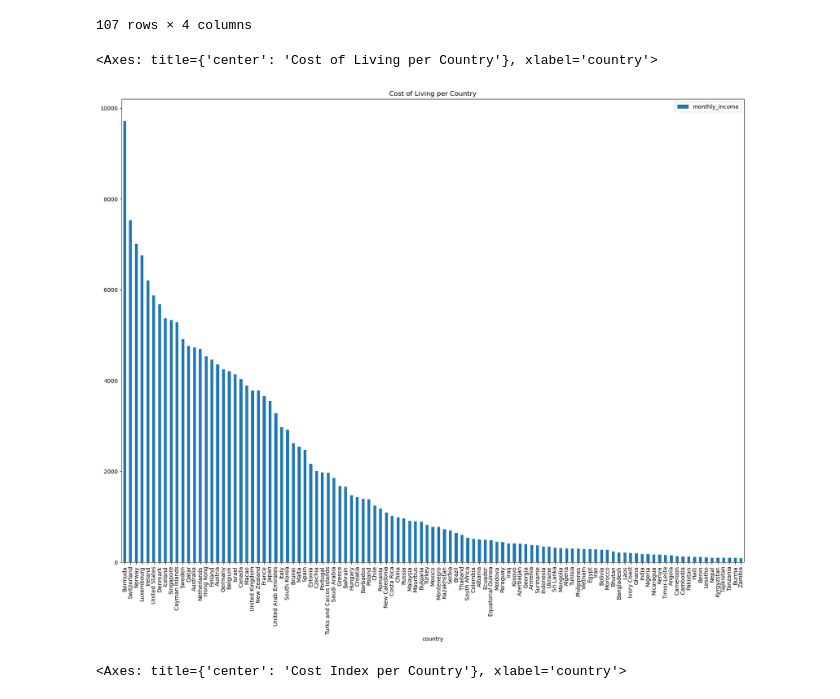
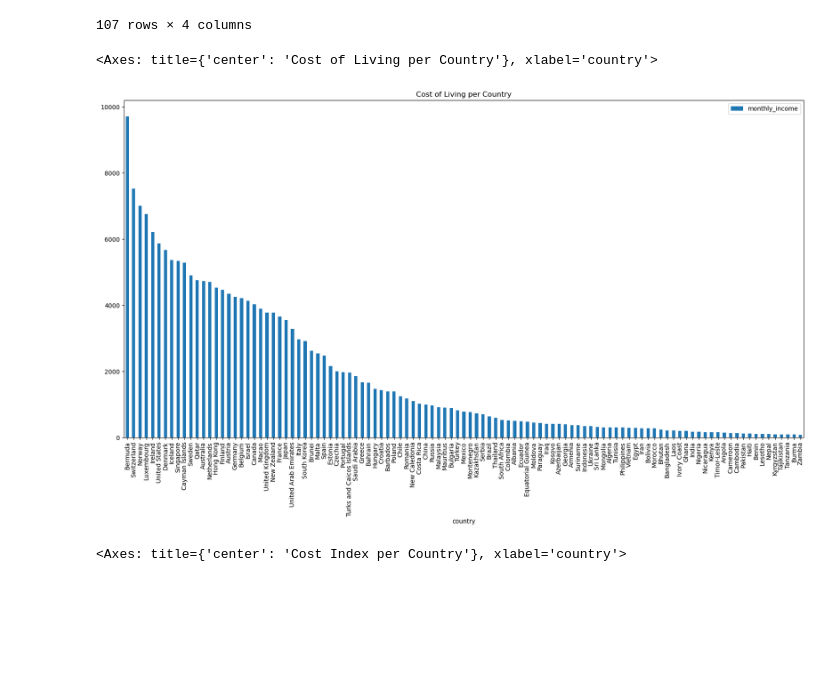
Before and after one commit to 0nserio/World-Economic-Data, a Jupyter notebook: World-economic-data-analysis.ipynb, the cells around one changed output. Cells and saved outputs as stored; diff of their text form; code cells hidden in the pictures; blank space fills up the shorter version.

```diff
--- a/World-economic-data-analysis.ipynb
+++ b/World-economic-data-analysis.ipynb
@@ -177,10 +158,10 @@ MI_cost_of_living
 | 92 | Zambia | 31.7 | 87 | 4.7 |
 107 rows × 4 columns
 # %%
-MI_cost_of_living.plot(x = 'country', y = 'monthly_income',title ="Cost of Living per Country", kind='bar', rot = 90, figsize=(20, 15))
+MI_cost_of_living.plot(x = 'country', y = 'monthly_income',title ="Cost of Living per Country", kind='bar', rot = 90, figsize=(20, 10))
 # %% [output]
 <Axes: title={'center': 'Cost of Living per Country'}, xlabel='country'>
-[figure, old version]
+[figure, new version]
 # %%
 cost_of_living.plot(x = 'country', y = 'cost_index', title = "Cost Index per Country", kind='bar', rot = 90, figsize=(20, 15))
 # %% [output]
```
Also changed, not shown: parts of 8 cells of this notebook.
